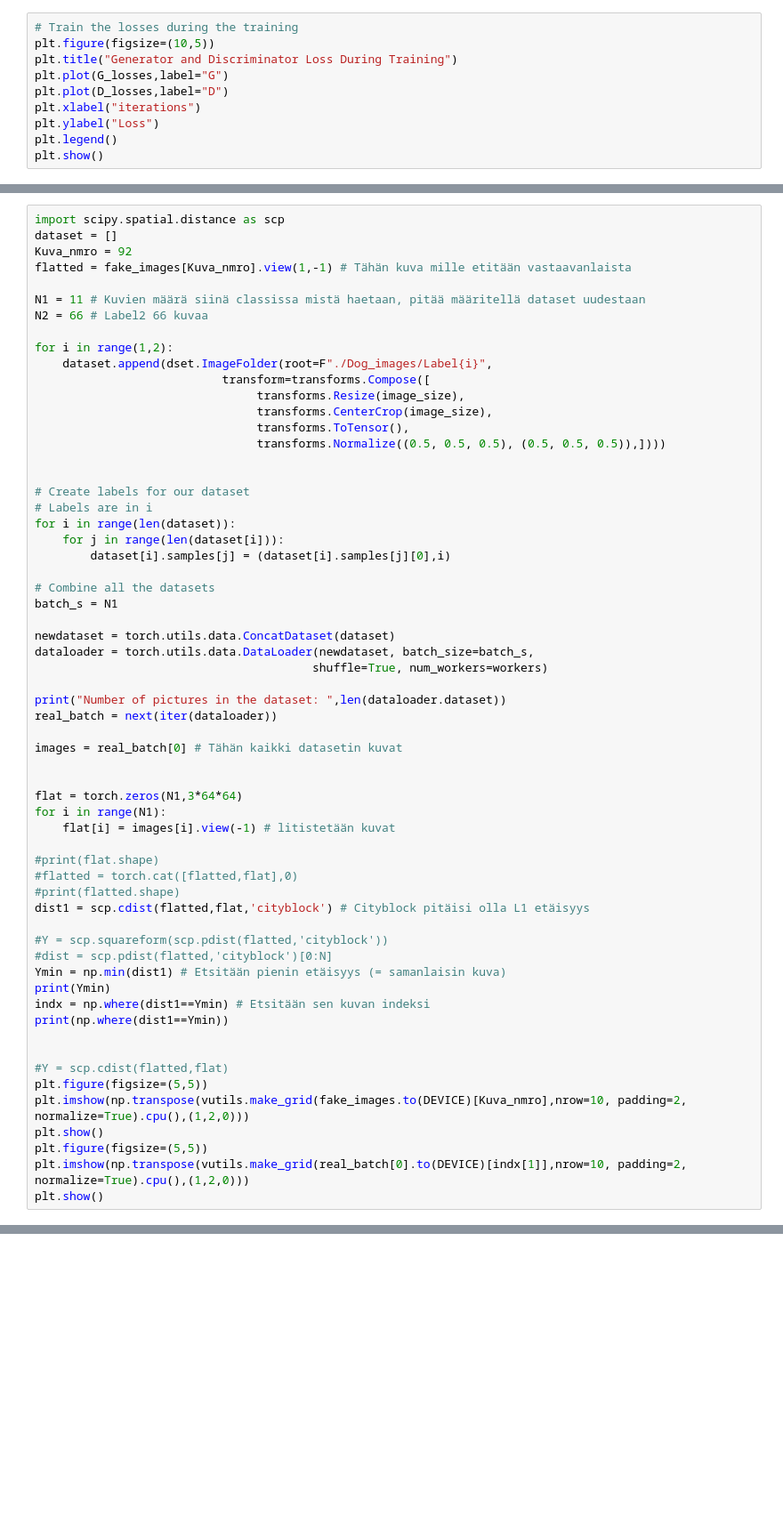
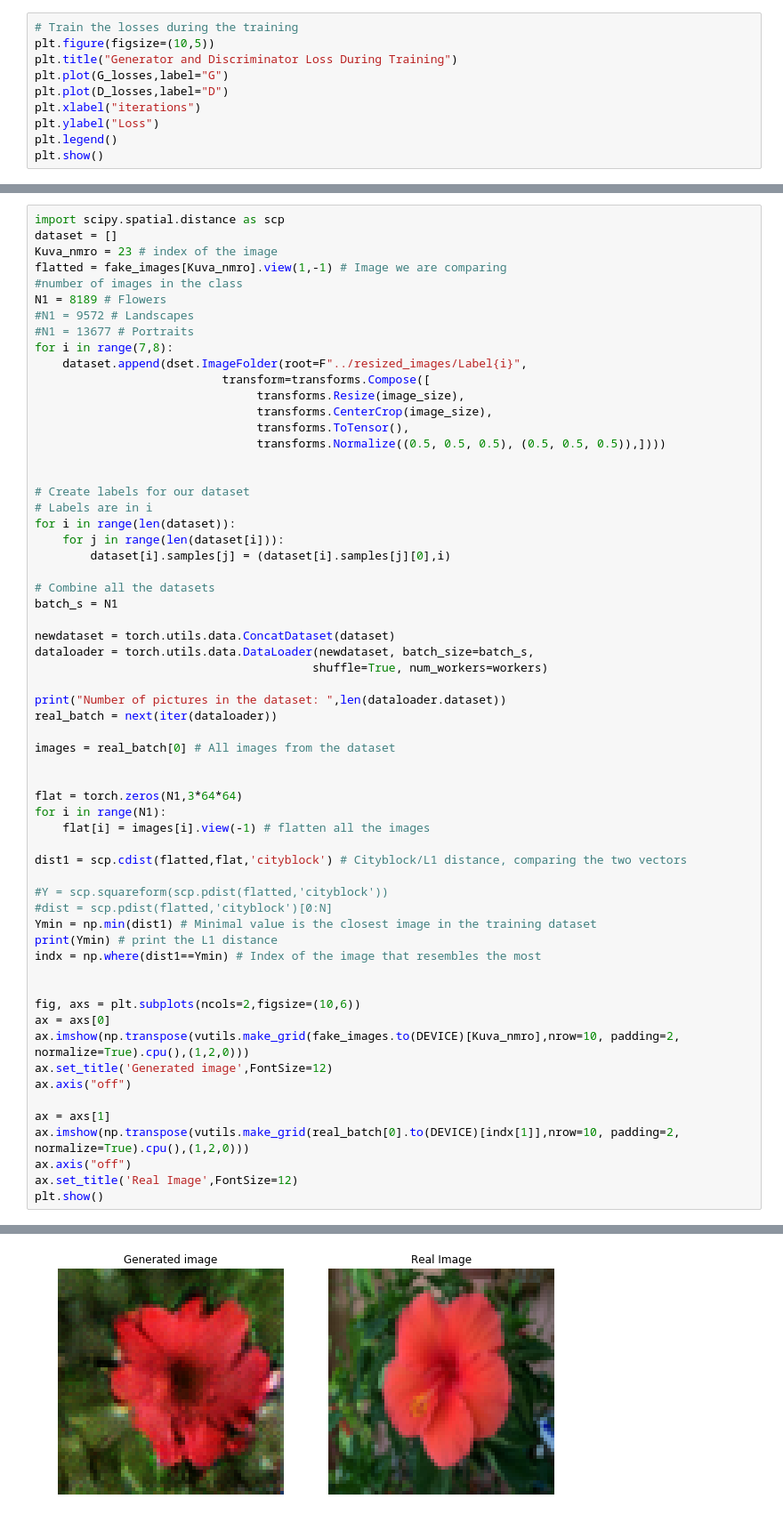
Before and after one commit to mvhel/GANasso, a Jupyter notebook: ACGAN.ipynb, the cells around one changed output, grey strips where cells are left out. Shown at 89% size. Drawn from its saved outputs; the diff is of its cells as text; blank space fills up the shorter version.

```diff
--- a/ACGAN.ipynb
+++ b/ACGAN.ipynb
@@ -669,14 +667,14 @@ torch.Size([50, 100, 1, 1])
 # %%
 import scipy.spatial.distance as scp
 dataset = []
-Kuva_nmro = 92
-flatted = fake_images[Kuva_nmro].view(1,-1) # Tähän kuva mille etitään vastaavanlaista
-
-N1 = 11 # Kuvien määrä siinä classissa mistä haetaan, pitää määritellä dataset uudestaan
-N2 = 66 # Label2 66 kuvaa
-
-for i in range(1,2):
-    dataset.append(dset.ImageFolder(root=F"./Dog_images/Label{i}",
+Kuva_nmro = 23 # index of the image
+flatted = fake_images[Kuva_nmro].view(1,-1) # Image we are comparing
+#number of images in the class
+N1 = 8189 # Flowers
+#N1 = 9572 # Landscapes
+#N1 = 13677 # Portraits
+for i in range(7,8):
+    dataset.append(dset.ImageFolder(root=F"../resized_images/Label{i}",
                            transform=transforms.Compose([
                                 transforms.Resize(image_size),
                                 transforms.CenterCrop(image_size),
@@ -700,30 +698,31 @@ dataloader = torch.utils.data.DataLoader(newdataset, batch_size=batch_s,
 print("Number of pictures in the dataset: ",len(dataloader.dataset))
 real_batch = next(iter(dataloader))
 
-images = real_batch[0] # Tähän kaikki datasetin kuvat
+images = real_batch[0] # All images from the dataset
 
 
 flat = torch.zeros(N1,3*64*64)
 for i in range(N1):
-    flat[i] = images[i].view(-1) # litistetään kuvat
+    flat[i] = images[i].view(-1) # flatten all the images
 
-#print(flat.shape)
-#flatted = torch.cat([flatted,flat],0)
-#print(flatted.shape)
-dist1 = scp.cdist(flatted,flat,'cityblock') # Cityblock pitäisi olla L1 etäisyys
+dist1 = scp.cdist(flatted,flat,'cityblock') # Cityblock/L1 distance, comparing the two vectors
 
 #Y = scp.squareform(scp.pdist(flatted,'cityblock'))
 #dist = scp.pdist(flatted,'cityblock')[0:N]
-Ymin = np.min(dist1) # Etsitään pienin etäisyys (= samanlaisin kuva)
-print(Ymin)
-indx = np.where(dist1==Ymin) # Etsitään sen kuvan indeksi
-print(np.where(dist1==Ymin))
+Ymin = np.min(dist1) # Minimal value is the closest image in the training dataset
+print(Ymin) # print the L1 distance
+indx = np.where(dist1==Ymin) # Index of the image that resembles the most
 
 
-#Y = scp.cdist(flatted,flat)
-plt.figure(figsize=(5,5))
-plt.imshow(np.transpose(vutils.make_grid(fake_images.to(DEVICE)[Kuva_nmro],nrow=10, padding=2, normalize=True).cpu(),(1,2,0)))
+fig, axs = plt.subplots(ncols=2,figsize=(10,6))
+ax = axs[0]
+ax.imshow(np.transpose(vutils.make_grid(fake_images.to(DEVICE)[Kuva_nmro],nrow=10, padding=2, normalize=True).cpu(),(1,2,0)))
+ax.set_title('Generated image',FontSize=12)
+ax.axis("off")
+
+ax = axs[1]
+ax.imshow(np.transpose(vutils.make_grid(real_batch[0].to(DEVICE)[indx[1]],nrow=10, padding=2, normalize=True).cpu(),(1,2,0)))
+ax.axis("off")
+ax.set_title('Real Image',FontSize=12)
 plt.show()
-plt.figure(figsize=(5,5))
-plt.imshow(np.transpose(vutils.make_grid(real_batch[0].to(DEVICE)[indx[1]],nrow=10, padding=2, normalize=True).cpu(),(1,2,0)))
-plt.show()
+# %% [output]
@@ -729,0 +731 @@ plt.show()
+[figure, added]
```
Also changed, not shown: parts of 10 cells of this notebook.
